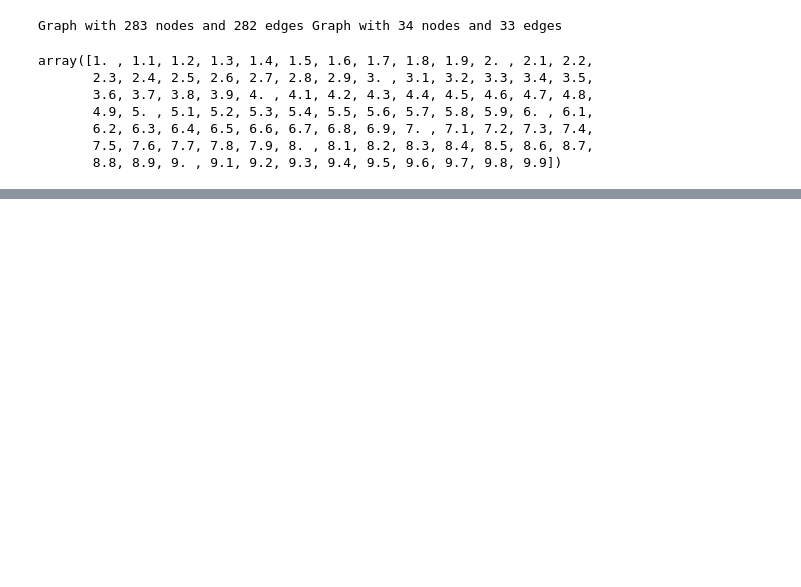
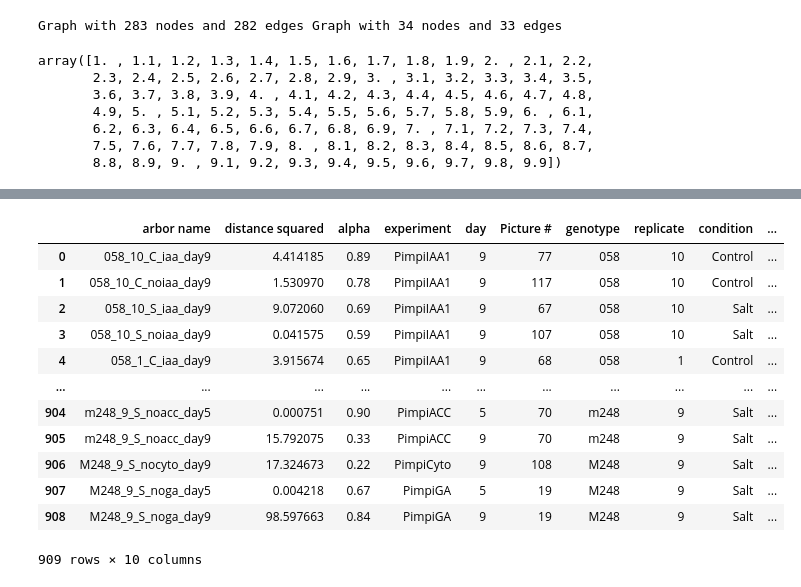
Before and after one commit to arjunc12/Plant-Architecture, a Jupyter notebook: point_similarity.ipynb, the cells around one changed output, grey strips where cells are left out. Saved outputs shown, nothing was run; the diff lists cells and outputs as text; code cells hidden in the pictures; blank space fills up the shorter version.

```diff
--- a/point_similarity.ipynb
+++ b/point_similarity.ipynb
@@ -585,0 +629,17 @@ array([1. , 1.1, 1.2, 1.3, 1.4, 1.5, 1.6, 1.7, 1.8, 1.9, 2. , 2.1, 2.2,
+# %%
+arbor_stats_df = pd.merge(point_similarity_df, metadata_df)
+arbor_stats_df
+# %% [output]
+|  | arbor name | distance squared | alpha | experiment | day | Picture # | genotype | replicate | condition | ... |
+| 0 | 058_10_C_iaa_day9 | 4.414185 | 0.89 | PimpiIAA1 | 9 | 77 | 058 | 10 | Control | ... |
+| 1 | 058_10_C_noiaa_day9 | 1.530970 | 0.78 | PimpiIAA1 | 9 | 117 | 058 | 10 | Control | ... |
+| 2 | 058_10_S_iaa_day9 | 9.072060 | 0.69 | PimpiIAA1 | 9 | 67 | 058 | 10 | Salt | ... |
+| 3 | 058_10_S_noiaa_day9 | 0.041575 | 0.59 | PimpiIAA1 | 9 | 107 | 058 | 10 | Salt | ... |
+| 4 | 058_1_C_iaa_day9 | 3.915674 | 0.65 | PimpiIAA1 | 9 | 68 | 058 | 1 | Control | ... |
+| ... | ... | ... | ... | ... | ... | ... | ... | ... | ... | ... |
+| 904 | m248_9_S_noacc_day5 | 0.000751 | 0.90 | PimpiACC | 5 | 70 | m248 | 9 | Salt | ... |
+| 905 | m248_9_S_noacc_day9 | 15.792075 | 0.33 | PimpiACC | 9 | 70 | m248 | 9 | Salt | ... |
+| 906 | M248_9_S_nocyto_day9 | 17.324673 | 0.22 | PimpiCyto | 9 | 108 | M248 | 9 | Salt | ... |
+| 907 | M248_9_S_noga_day5 | 0.004218 | 0.67 | PimpiGA | 5 | 19 | M248 | 9 | Salt | ... |
+| 908 | M248_9_S_noga_day9 | 98.597663 | 0.84 | PimpiGA | 9 | 19 | M248 | 9 | Salt | ... |
+909 rows × 10 columns
```
Also changed, not shown: parts of 17 cells of this notebook, 3 other files.
